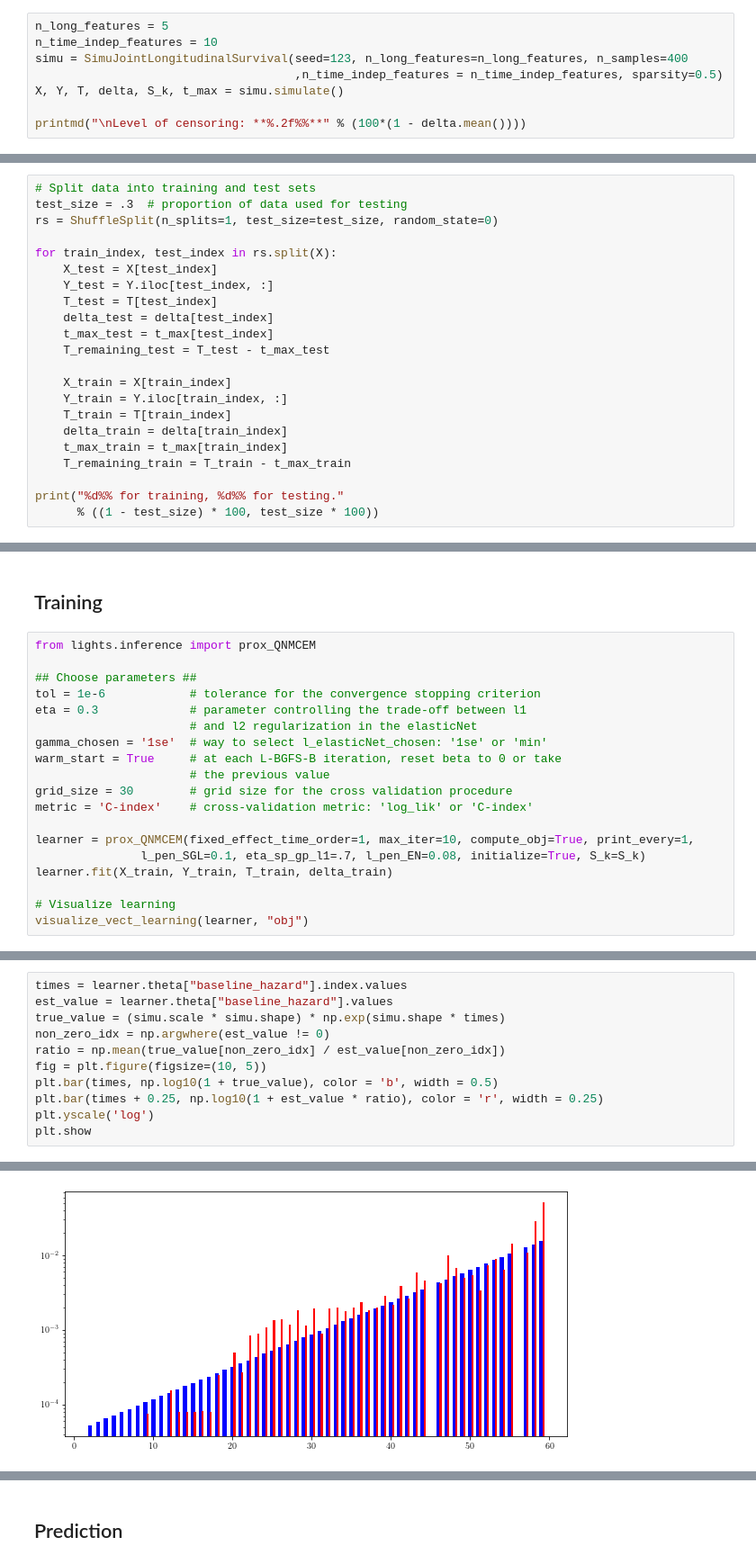
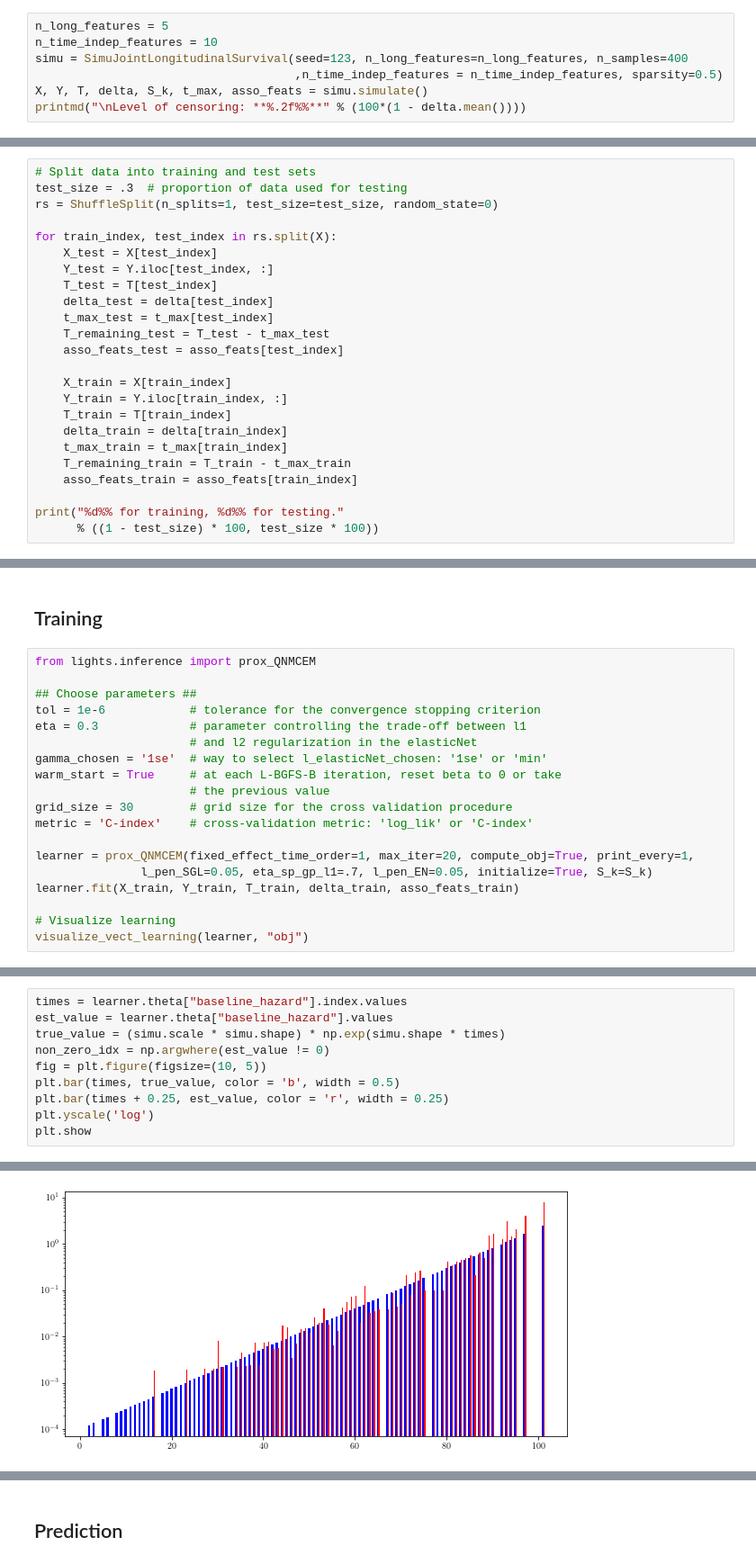
Before and after one commit to Califrais/flash, a Jupyter notebook: Lights tutorial.ipynb, the cells around one changed output, grey strips where cells are left out. Shown at 90% size. Cells and saved outputs as stored; diff of their text form.

```diff
--- a/Lights tutorial.ipynb
+++ b/Lights tutorial.ipynb
@@ -30,8 +30,7 @@ n_long_features = 5
 n_time_indep_features = 10
 simu = SimuJointLongitudinalSurvival(seed=123, n_long_features=n_long_features, n_samples=400
                                      ,n_time_indep_features = n_time_indep_features, sparsity=0.5)
-X, Y, T, delta, S_k, t_max = simu.simulate()
-
+X, Y, T, delta, S_k, t_max, asso_feats = simu.simulate()
 printmd("\nLevel of censoring: **%.2f%%**" % (100*(1 - delta.mean())))
 # %% [output]
 -----------------------------------------------------------
@@ -370,6 +368,7 @@ for train_index, test_index in rs.split(X):
     delta_test = delta[test_index]
     t_max_test = t_max[test_index]
     T_remaining_test = T_test - t_max_test
+    asso_feats_test = asso_feats[test_index]
 
     X_train = X[train_index]
     Y_train = Y.iloc[train_index, :]
@@ -377,6 +376,7 @@ for train_index, test_index in rs.split(X):
     delta_train = delta[train_index]
     t_max_train = t_max[train_index]
     T_remaining_train = T_train - t_max_train
+    asso_feats_train = asso_feats[train_index]
 
 print("%d%% for training, %d%% for testing."
       % ((1 - test_size) * 100, test_size * 100))
@@ -397,9 +397,9 @@ warm_start = True     # at each L-BGFS-B iteration, reset beta to 0 or take
 grid_size = 30        # grid size for the cross validation procedure
 metric = 'C-index'    # cross-validation metric: 'log_lik' or 'C-index'
 
-learner = prox_QNMCEM(fixed_effect_time_order=1, max_iter=10, compute_obj=True, print_every=1,
-               l_pen_SGL=0.1, eta_sp_gp_l1=.7, l_pen_EN=0.08, initialize=True, S_k=S_k)
-learner.fit(X_train, Y_train, T_train, delta_train)
+learner = prox_QNMCEM(fixed_effect_time_order=1, max_iter=20, compute_obj=True, print_every=1,
+               l_pen_SGL=0.05, eta_sp_gp_l1=.7, l_pen_EN=0.05, initialize=True, S_k=S_k)
+learner.fit(X_train, Y_train, T_train, delta_train, asso_feats_train)
 
 # Visualize learning
 visualize_vect_learning(learner, "obj")
@@ -601,17 +600,16 @@ sns.heatmap(
 # %%
 times = learner.theta["baseline_hazard"].index.values
 est_value = learner.theta["baseline_hazard"].values
 true_value = (simu.scale * simu.shape) * np.exp(simu.shape * times)
 non_zero_idx = np.argwhere(est_value != 0)
-ratio = np.mean(true_value[non_zero_idx] / est_value[non_zero_idx])
 fig = plt.figure(figsize=(10, 5))
-plt.bar(times, np.log10(1 + true_value), color = 'b', width = 0.5)
-plt.bar(times + 0.25, np.log10(1 + est_value * ratio), color = 'r', width = 0.25)
+plt.bar(times, true_value, color = 'b', width = 0.5)
+plt.bar(times + 0.25, est_value, color = 'r', width = 0.25)
 plt.yscale('log')
 plt.show
 # %% [output]
 <function matplotlib.pyplot.show(*args, **kw)>
-[figure, old version]
+[figure, new version]
 # %%
 # estimation of G
 est_G = (learner.pi_est > .5).astype(int)
```
Also changed, not shown: parts of 21 cells of this notebook.
